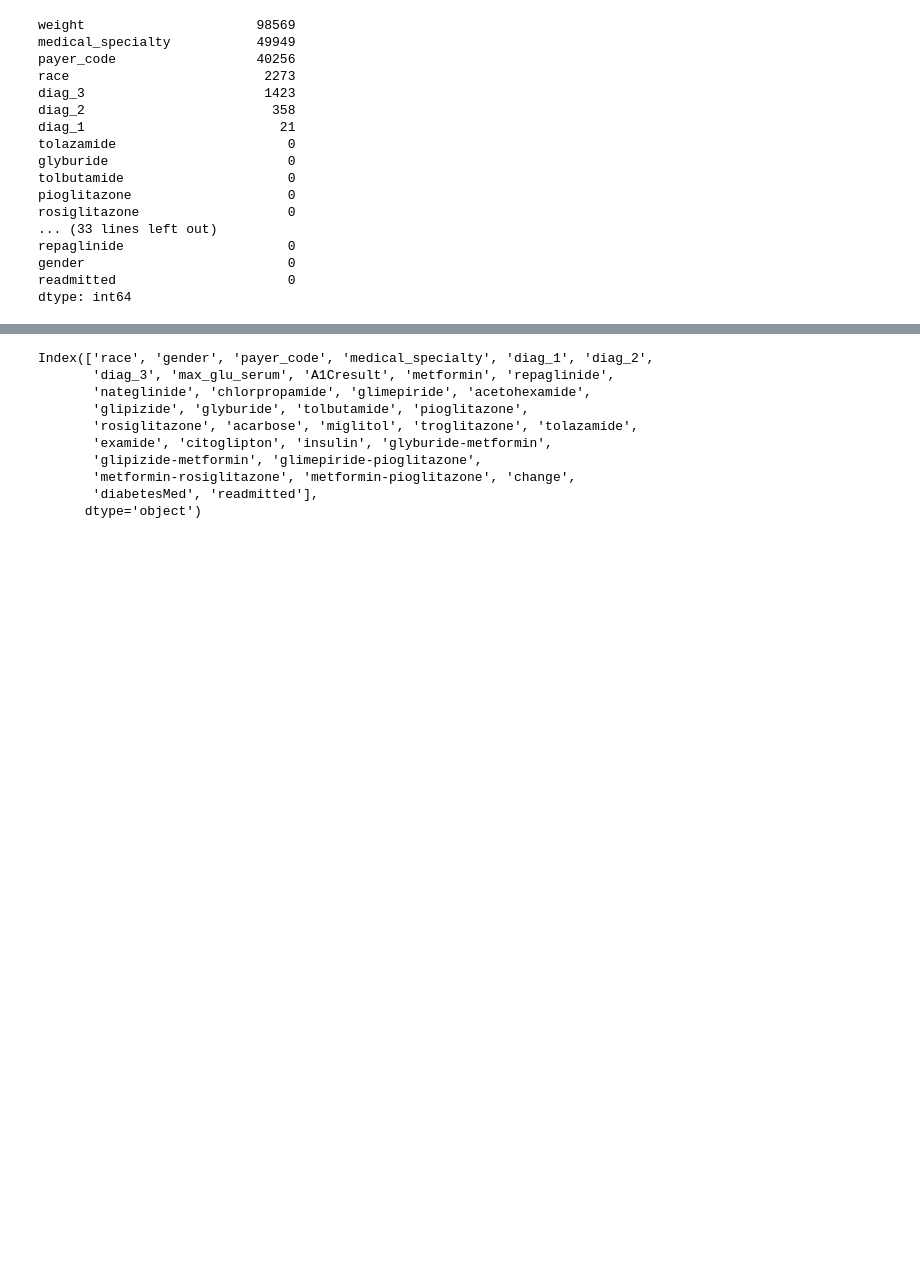
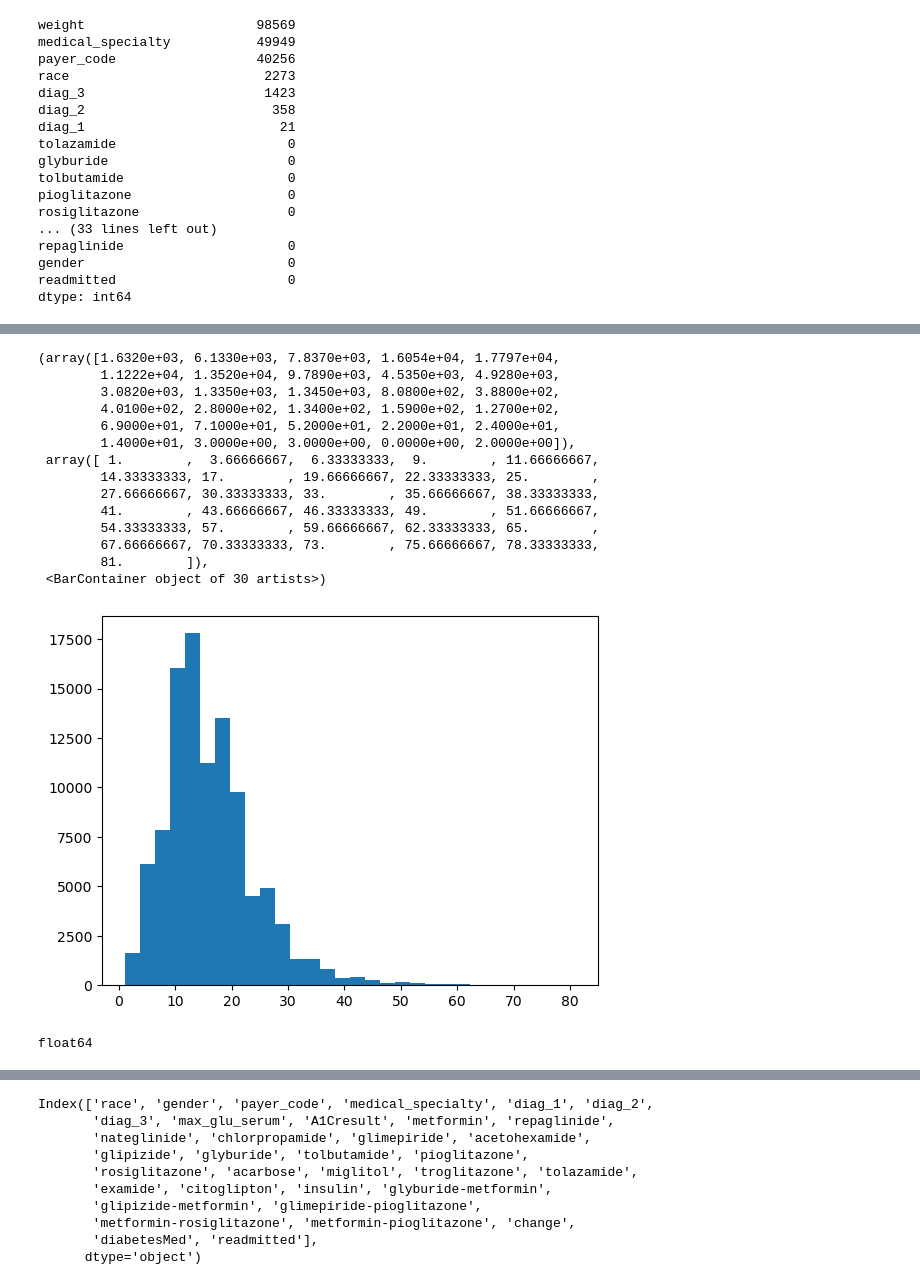
Before and after one commit to kkdsdesilva/diabetes-ucidata, a Jupyter notebook: notebooks/data/preprocessing_test.ipynb, the cells around one changed output, grey strips where cells are left out. Cells and saved outputs as stored; diff of their text form; code cells hidden in the pictures; blank space fills up the shorter version.

```diff
--- a/notebooks/data/preprocessing_test.ipynb
+++ b/notebooks/data/preprocessing_test.ipynb
@@ -63,0 +84,18 @@ dtype: object
+# %%
+plt.hist(data['num_medications'], bins=30)
+# %% [output]
+(array([1.6320e+03, 6.1330e+03, 7.8370e+03, 1.6054e+04, 1.7797e+04,
+        1.1222e+04, 1.3520e+04, 9.7890e+03, 4.5350e+03, 4.9280e+03,
+        3.0820e+03, 1.3350e+03, 1.3450e+03, 8.0800e+02, 3.8800e+02,
+        4.0100e+02, 2.8000e+02, 1.3400e+02, 1.5900e+02, 1.2700e+02,
+        6.9000e+01, 7.1000e+01, 5.2000e+01, 2.2000e+01, 2.4000e+01,
+        1.4000e+01, 3.0000e+00, 3.0000e+00, 0.0000e+00, 2.0000e+00]),
+ array([ 1.        ,  3.66666667,  6.33333333,  9.        , 11.66666667,
+        14.33333333, 17.        , 19.66666667, 22.33333333, 25.        ,
+        27.66666667, 30.33333333, 33.        , 35.66666667, 38.33333333,
+        41.        , 43.66666667, 46.33333333, 49.        , 51.66666667,
+        54.33333333, 57.        , 59.66666667, 62.33333333, 65.        ,
+        67.66666667, 70.33333333, 73.        , 75.66666667, 78.33333333,
+        81.        ]),
+ <BarContainer object of 30 artists>)
+[figure, added]
@@ -63,0 +104,4 @@ dtype: object
+# %%
+print(data.iloc[:, 10].dtypes)
+# %% [output]
+float64
```
Also changed, not shown: parts of 7 cells of this notebook.
